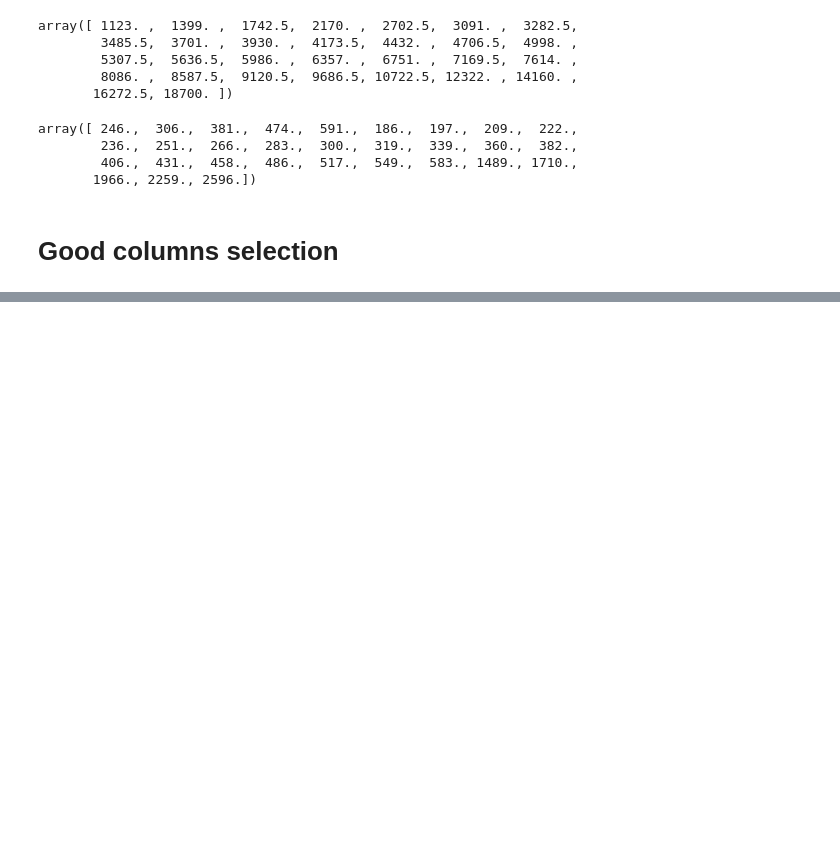
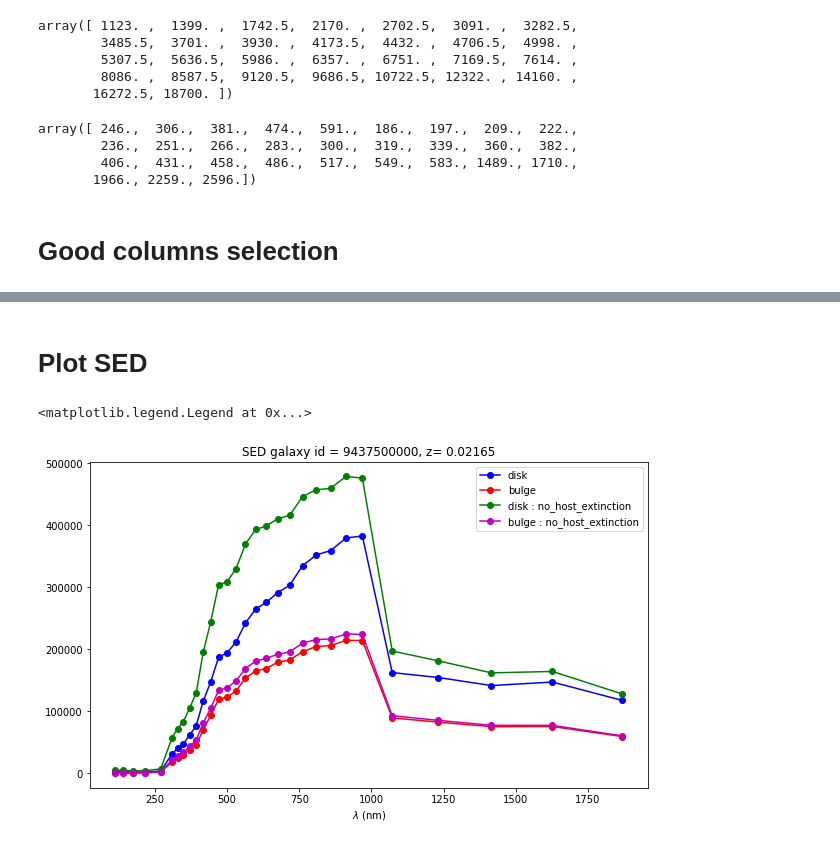
Before and after one commit to sylvielsstfr/MyDC2work, a Jupyter notebook: cluster-spark/CosmoDC2_SED.ipynb, the cells around one changed output, grey strips where cells are left out. Saved outputs shown, nothing was run; the diff lists cells and outputs as text; code cells hidden in the pictures; blank space fills up the shorter version.

```diff
--- a/cluster-spark/CosmoDC2_SED.ipynb
+++ b/cluster-spark/CosmoDC2_SED.ipynb
@@ -354,5 +318,44 @@ print(p.columns,"size={}".format(p.index.size))
+# %%
+def GetSEDArr(row,keylist):
+
+    #print(row)
+    thesedarr=np.zeros(NWL)
+
+    idx=0
+    for mykey in keylist:
+        #print(mykey," ",row[mykey])
+        thesedarr[idx]=row[mykey]
+        idx+=1
+
+    return thesedarr
+# %%
+sed_disk=GetSEDArr(row1,all_sed_disk_columns)
+sed_bulge=GetSEDArr(row2,all_sed_bulge_columns)
+sed_disk_no_host_extinction=GetSEDArr(row3,all_sed_disk_no_host_extinction_columns)
+sed_bulge_no_host_extinction=GetSEDArr(row4,all_sed_bulge_no_host_extinction_columns)
+# %%
+X=all_disk_wl_av[wl_indexes]
+Y1=sed_disk[wl_indexes]/all_disl_wl_wdt[wl_indexes]    # renormilize to bin size
+Y2=sed_bulge[wl_indexes]/all_disl_wl_wdt[wl_indexes]    # renormilize to bin size
+Y3=sed_disk_no_host_extinction[wl_indexes]/all_disl_wl_wdt[wl_indexes]    # renormilize to bin size
+Y4=sed_bulge_no_host_extinction[wl_indexes]/all_disl_wl_wdt[wl_indexes]    # renormilize to bin size
+# %% [markdown]
+# Plot SED
 # %%
 %matplotlib inline
 import matplotlib.pyplot as plt
-plt.bar(p['loc'].values,p['count'].values,dz,color='white',edgecolor='black')
-plt.xlabel("redshift");
+plt.rcParams["figure.figsize"] = (10,6)
+# %%
+plt.plot(X/10,Y1,'bo-',label="disk")
+plt.plot(X/10,Y2,'ro-',label="bulge")
+
+plt.plot(X/10,Y3,'go-',label="disk : no_host_extinction")
+plt.plot(X/10,Y4,'mo-',label="bulge : no_host_extinction")
+
+title = "SED galaxy id = {}, z= {:2.5f}".format(gal_id,gal_z)
+plt.xlabel("$\lambda$ (nm)")
+plt.title(title)
+plt.legend()
+# %% [output]
+<matplotlib.legend.Legend at 0x...>
+[figure, added]
```
Also changed, not shown: parts of 29 cells of this notebook.
